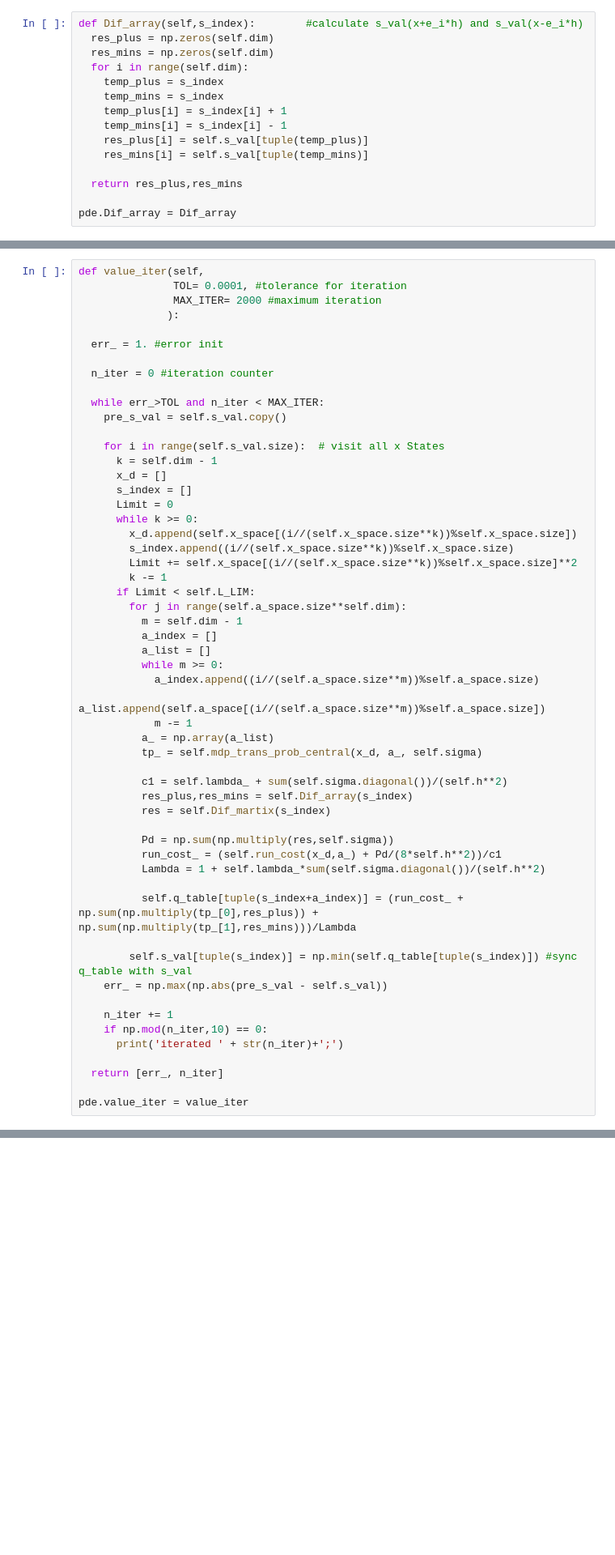
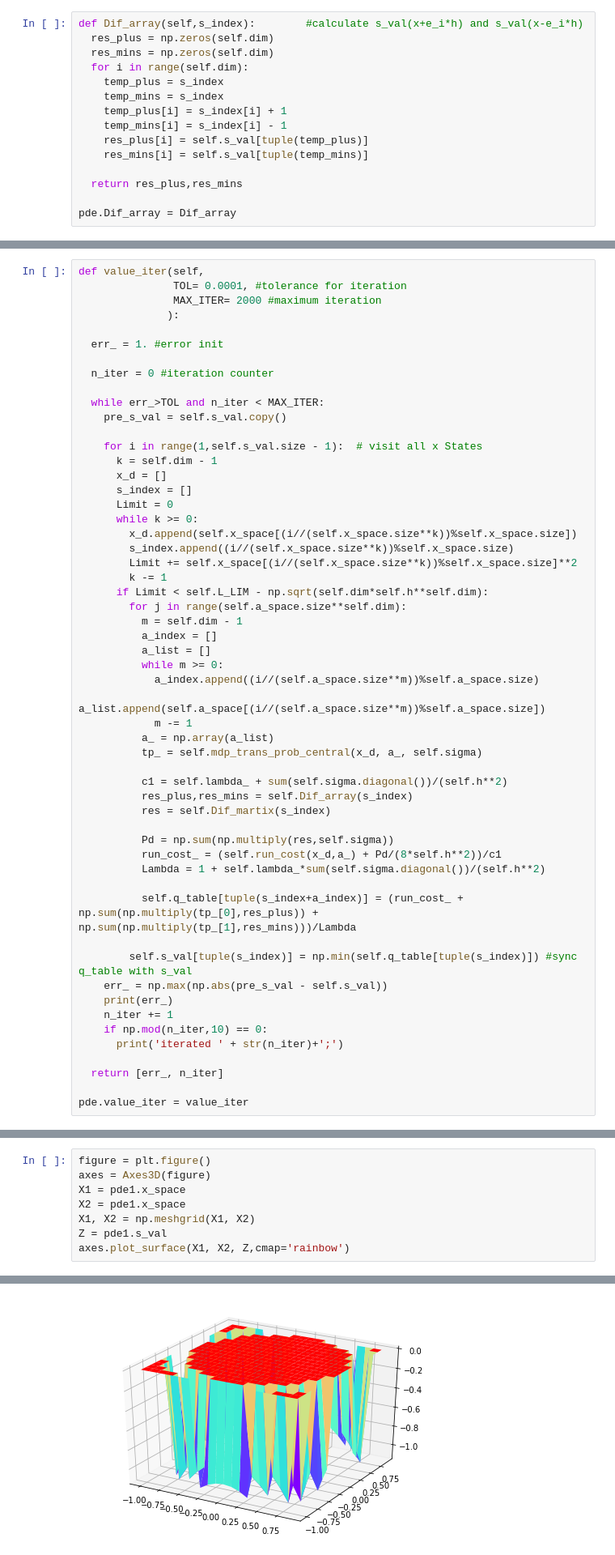
Before and after one commit to wqiu96/summer_project, a Jupyter notebook: src/value_iter_dirichlet_1d_v01.ipynb, the cells around one changed output, grey strips where cells are left out. Shown: that part at 81% size. Saved outputs shown, nothing was run; the diff lists cells and outputs as text; blank space fills up the shorter version.

```diff
--- a/src/value_iter_dirichlet_1d_v01.ipynb
+++ b/src/value_iter_dirichlet_1d_v01.ipynb
@@ -232,7 +230,7 @@ def value_iter(self,
   while err_>TOL and n_iter < MAX_ITER:
     pre_s_val = self.s_val.copy()
 
-    for i in range(self.s_val.size):  # visit all x States
+    for i in range(1,self.s_val.size - 1):  # visit all x States
       k = self.dim - 1
       x_d = []
       s_index = []
@@ -242,7 +240,7 @@ def value_iter(self,
         s_index.append((i//(self.x_space.size**k))%self.x_space.size)
         Limit += self.x_space[(i//(self.x_space.size**k))%self.x_space.size]**2
         k -= 1
-      if Limit < self.L_LIM:
+      if Limit < self.L_LIM - np.sqrt(self.dim*self.h**self.dim):
         for j in range(self.a_space.size**self.dim):
           m = self.dim - 1
           a_index = []
@@ -266,7 +264,7 @@ def value_iter(self,
 
         self.s_val[tuple(s_index)] = np.min(self.q_table[tuple(s_index)]) #sync q_table with s_val
     err_ = np.max(np.abs(pre_s_val - self.s_val))
-
+    print(err_)
     n_iter += 1
     if np.mod(n_iter,10) == 0:
       print('iterated ' + str(n_iter)+';')
@@ -302,0 +307,9 @@ print('elapsed time is %f seconds' %(end_time - start_time))
+# %%
+figure = plt.figure()
+axes = Axes3D(figure)
+X1 = pde1.x_space
+X2 = pde1.x_space
+X1, X2 = np.meshgrid(X1, X2)
+Z = pde1.s_val
+axes.plot_surface(X1, X2, Z,cmap='rainbow')
+# %% [output]
@@ -303,3 +317,4 @@ print('elapsed time is %f seconds' %(end_time - start_time))
+[figure, added]
 # %%
 figure = plt.figure()
 axes = Axes3D(figure)
```
Also changed, not shown: parts of 6 cells of this notebook.
